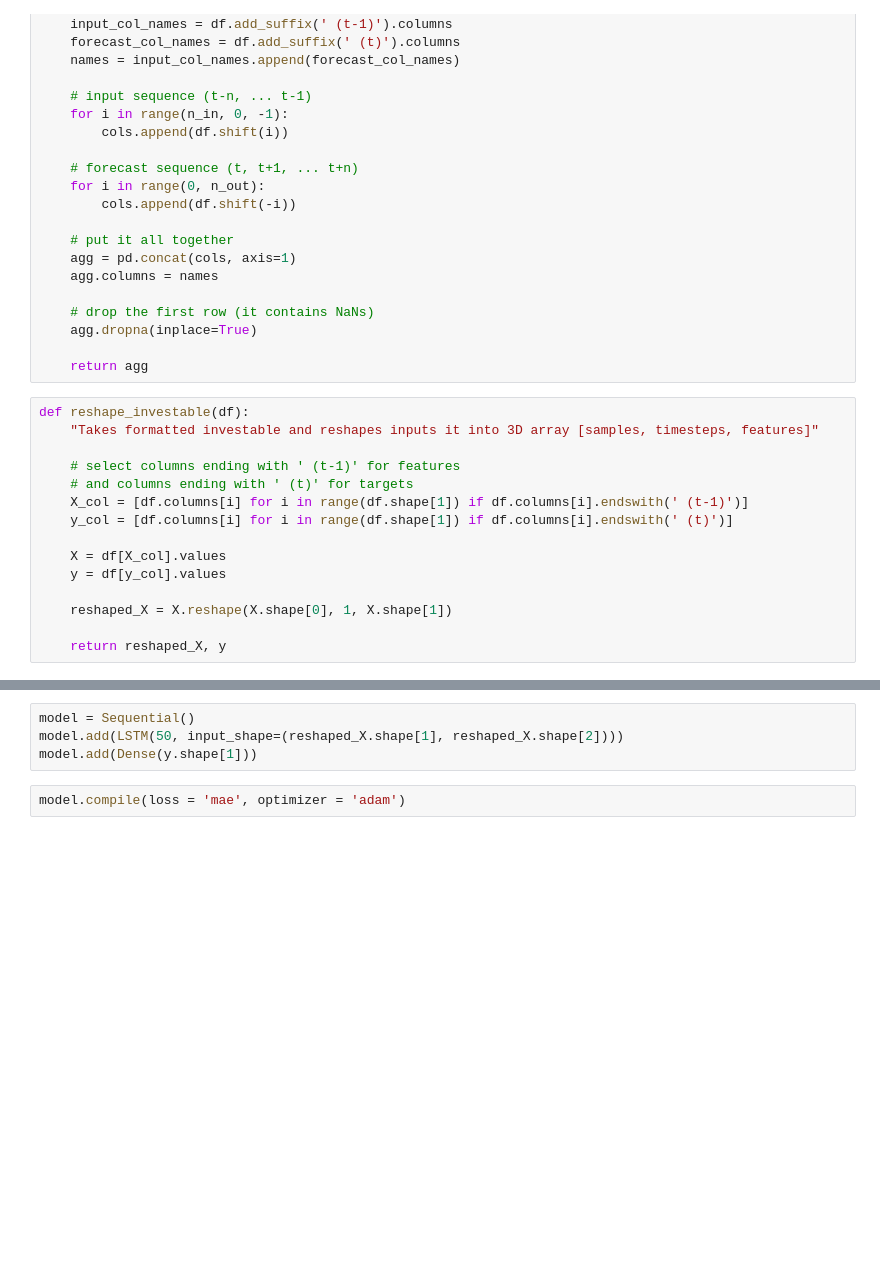
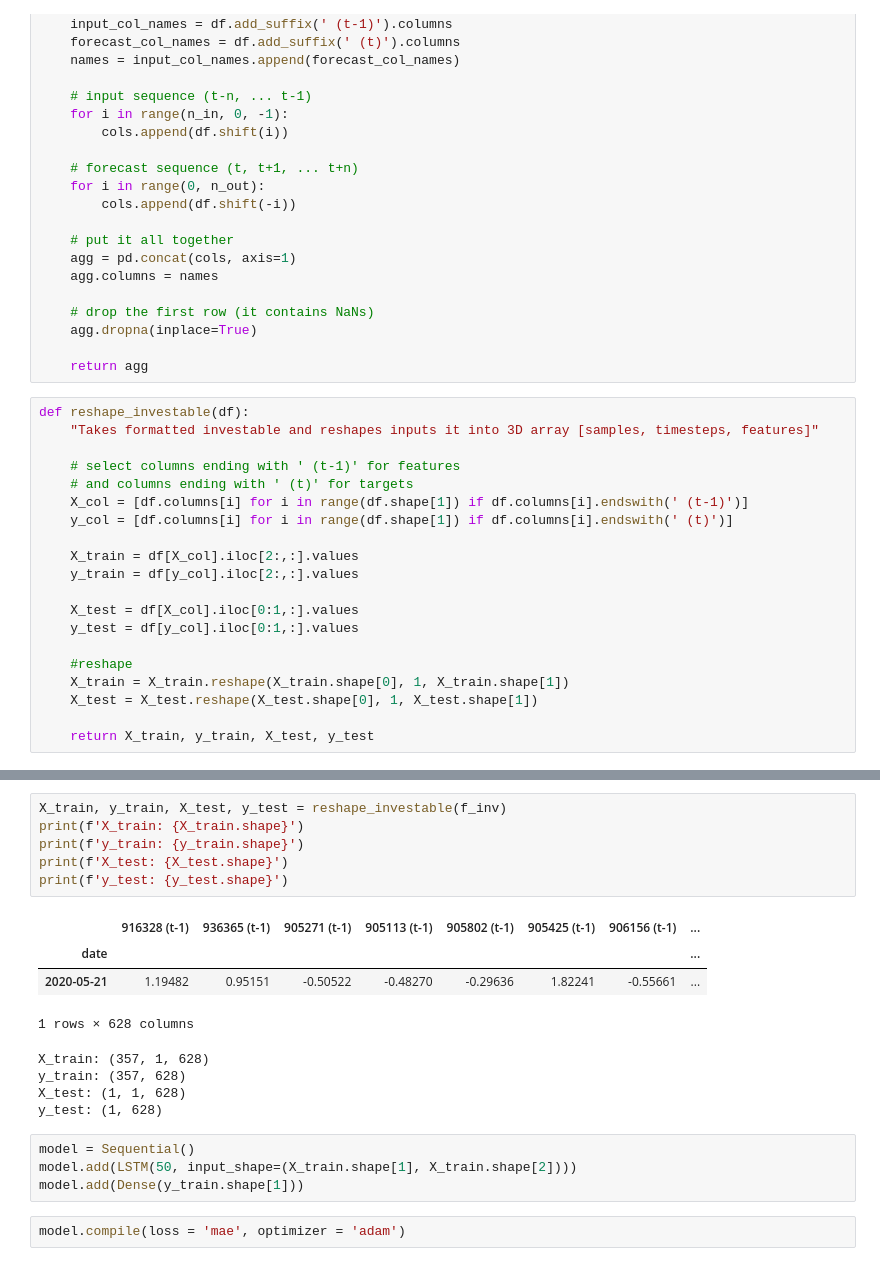
Before and after one commit to jeremylee73/differential-capital, a Jupyter notebook: LSTM pipeline.ipynb, the cells around one changed output, grey strips where cells are left out. Cells and saved outputs as stored; diff of their text form; blank space fills up the shorter version.

```diff
--- a/LSTM pipeline.ipynb
+++ b/LSTM pipeline.ipynb
@@ -76,9 +83,14 @@ def reshape_investable(df):
     X_col = [df.columns[i] for i in range(df.shape[1]) if df.columns[i].endswith(' (t-1)')]
     y_col = [df.columns[i] for i in range(df.shape[1]) if df.columns[i].endswith(' (t)')]
 
-    X = df[X_col].values
-    y = df[y_col].values
+    X_train = df[X_col].iloc[2:,:].values
+    y_train = df[y_col].iloc[2:,:].values
 
-    reshaped_X = X.reshape(X.shape[0], 1, X.shape[1])
+    X_test = df[X_col].iloc[0:1,:].values
+    y_test = df[y_col].iloc[0:1,:].values
 
-    return reshaped_X, y
+    #reshape
+    X_train = X_train.reshape(X_train.shape[0], 1, X_train.shape[1])
+    X_test = X_test.reshape(X_test.shape[0], 1, X_test.shape[1])
+
+    return X_train, y_train, X_test, y_test
@@ -92,7 +144,22 @@ reshaped_X, y = reshape_investable(f_inv)
+# %%
+X_train, y_train, X_test, y_test = reshape_investable(f_inv)
+print(f'X_train: {X_train.shape}')
+print(f'y_train: {y_train.shape}')
+print(f'X_test: {X_test.shape}')
+print(f'y_test: {y_test.shape}')
+# %% [output]
+|  | 916328 (t-1) | 936365 (t-1) | 905271 (t-1) | 905113 (t-1) | 905802 (t-1) | 905425 (t-1) | 906156 (t-1) | ... |
+| date |  |  |  |  |  |  |  | ... |
+| 2020-05-21 | 1.19482 | 0.95151 | -0.50522 | -0.48270 | -0.29636 | 1.82241 | -0.55661 | ... |
+1 rows × 628 columns
+X_train: (357, 1, 628)
+y_train: (357, 628)
+X_test: (1, 1, 628)
+y_test: (1, 628)
 # %%
 model = Sequential()
-model.add(LSTM(50, input_shape=(reshaped_X.shape[1], reshaped_X.shape[2])))
-model.add(Dense(y.shape[1]))
+model.add(LSTM(50, input_shape=(X_train.shape[1], X_train.shape[2])))
+model.add(Dense(y_train.shape[1]))
 # %%
 model.compile(loss = 'mae', optimizer = 'adam')
 # %%
```
Also changed, not shown: parts of 11 cells of this notebook.
